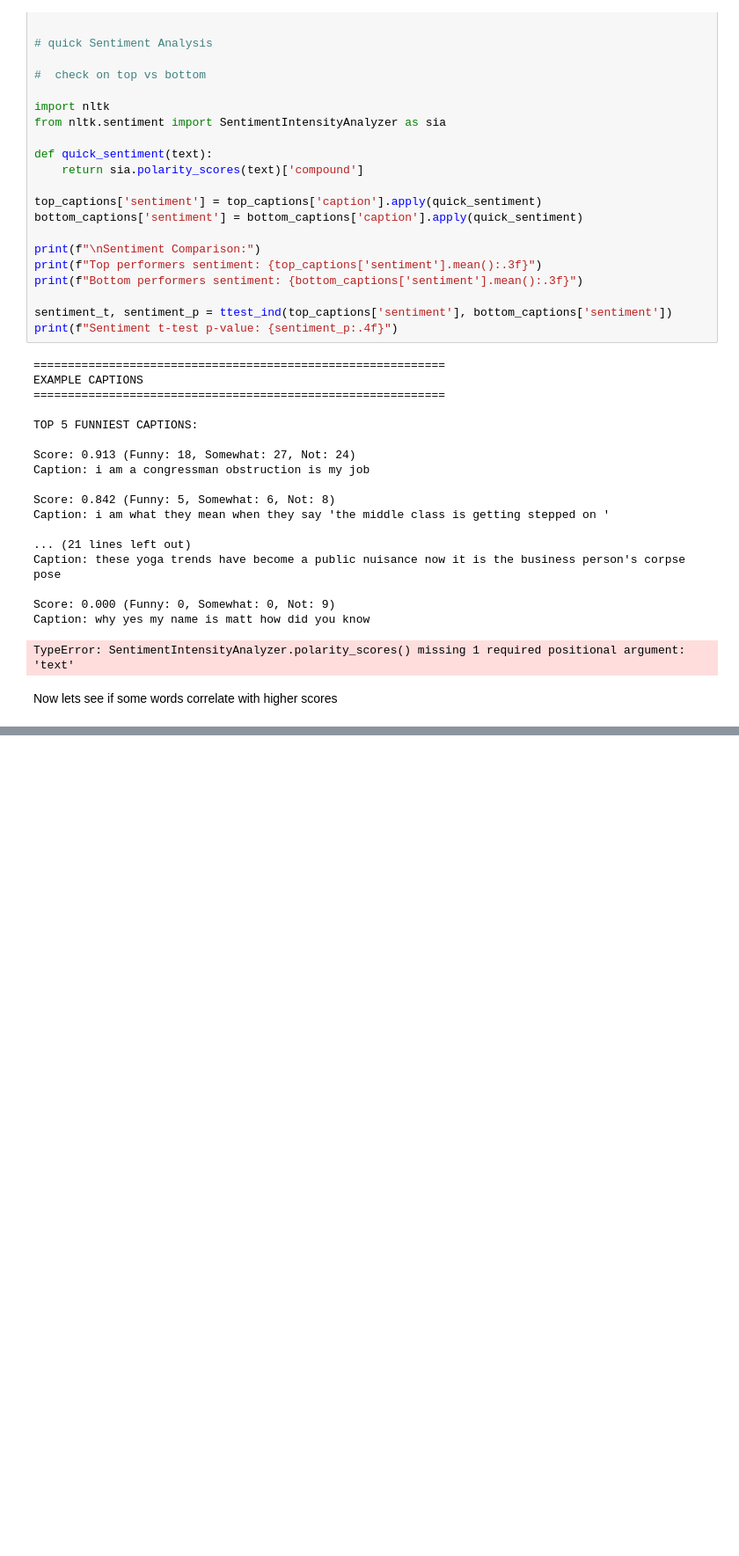
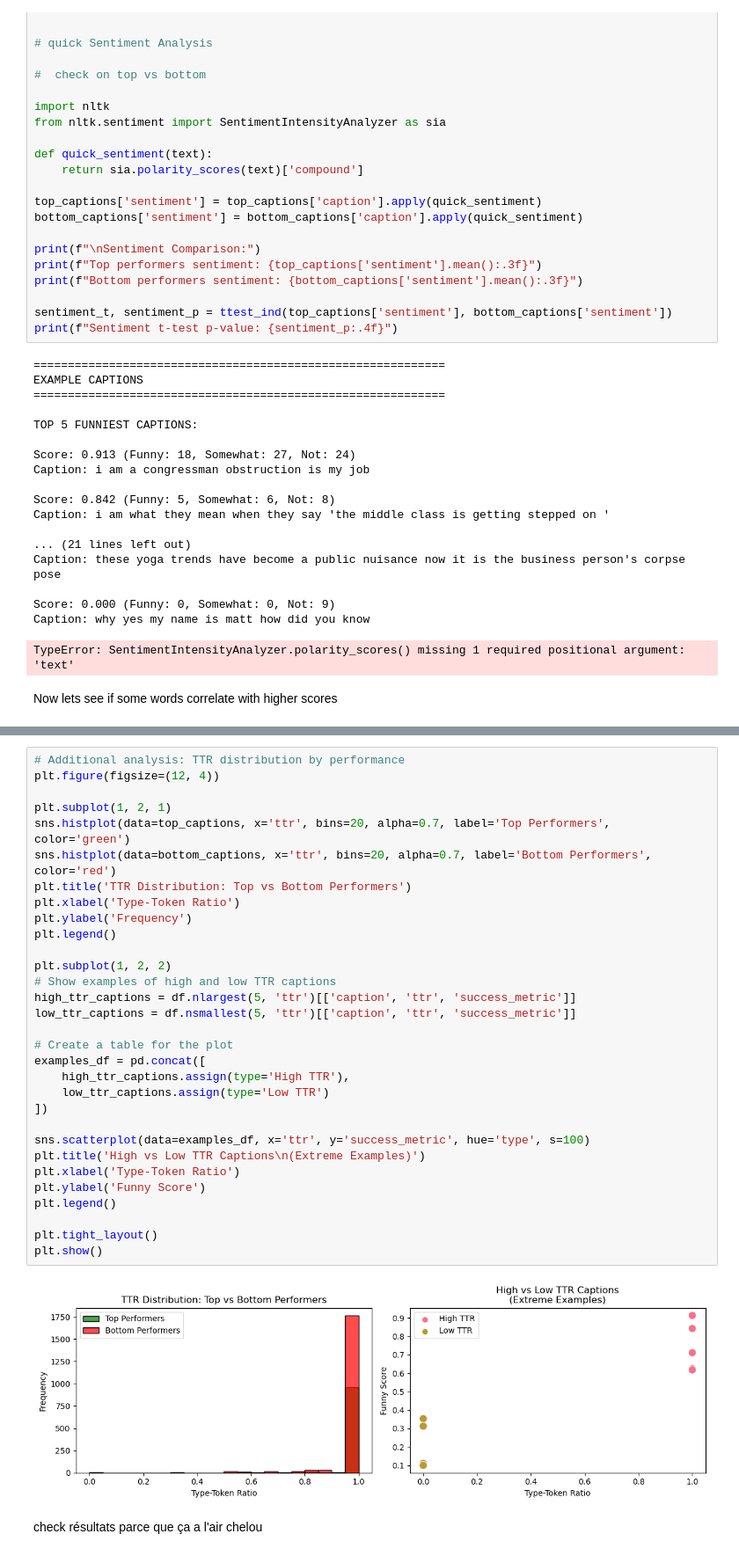
Before and after one commit to epfl-ada/ada-2025-project-json-derulo, a Jupyter notebook: src/Marina/data_exploration.ipynb, the cells around one changed output, grey strips where cells are left out. Shown at 88% size. Drawn from its saved outputs; the diff is of its cells as text; blank space fills up the shorter version.

```diff
--- a/src/Marina/data_exploration.ipynb
+++ b/src/Marina/data_exploration.ipynb
@@ -493,0 +689,35 @@ for word, count in most_common:
+# %%
+# Additional analysis: TTR distribution by performance
+plt.figure(figsize=(12, 4))
+
+plt.subplot(1, 2, 1)
+sns.histplot(data=top_captions, x='ttr', bins=20, alpha=0.7, label='Top Performers', color='green')
+sns.histplot(data=bottom_captions, x='ttr', bins=20, alpha=0.7, label='Bottom Performers', color='red')
+plt.title('TTR Distribution: Top vs Bottom Performers')
+plt.xlabel('Type-Token Ratio')
+plt.ylabel('Frequency')
+plt.legend()
+
+plt.subplot(1, 2, 2)
+# Show examples of high and low TTR captions
+high_ttr_captions = df.nlargest(5, 'ttr')[['caption', 'ttr', 'success_metric']]
+low_ttr_captions = df.nsmallest(5, 'ttr')[['caption', 'ttr', 'success_metric']]
+
+# Create a table for the plot
+examples_df = pd.concat([
+    high_ttr_captions.assign(type='High TTR'),
+    low_ttr_captions.assign(type='Low TTR')
+])
+
+sns.scatterplot(data=examples_df, x='ttr', y='success_metric', hue='type', s=100)
+plt.title('High vs Low TTR Captions\n(Extreme Examples)')
+plt.xlabel('Type-Token Ratio')
+plt.ylabel('Funny Score')
+plt.legend()
+
+plt.tight_layout()
+plt.show()
+# %% [output]
+[figure, added]
+# %% [markdown]
+check résultats parce que ça a l'air chelou
```
Also changed, not shown: parts of 24 cells of this notebook, 1 other file.
